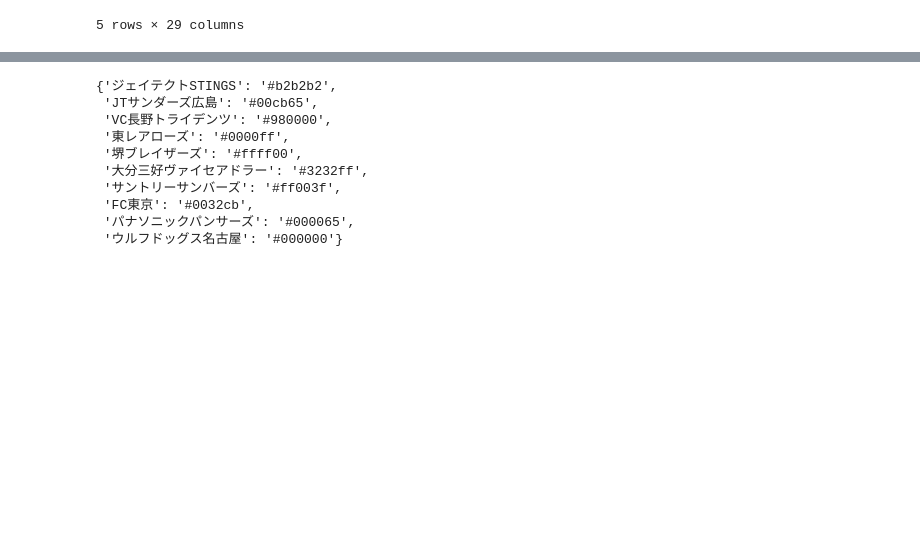
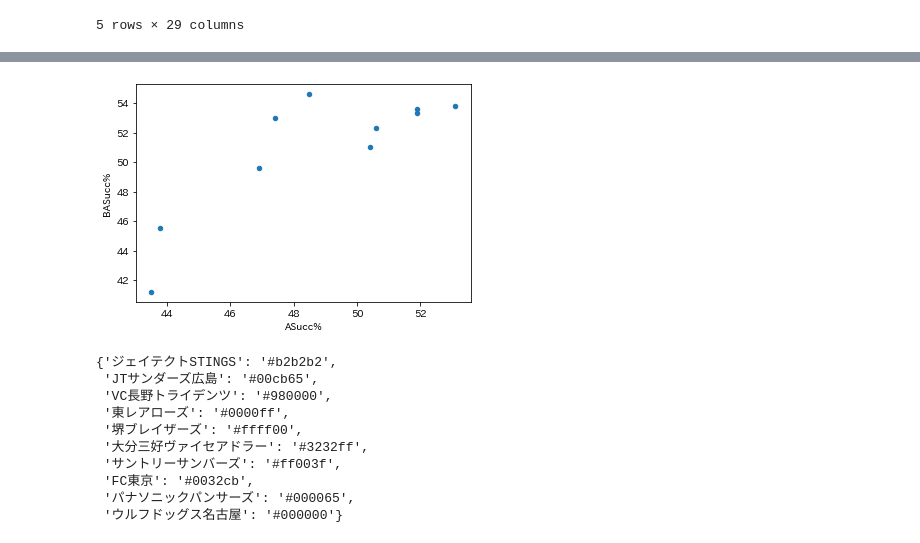
Before and after one commit to vleaguebot-lab/vleague_stats, a Jupyter notebook: graph/detail_data.ipynb, the cells around one changed output, grey strips where cells are left out. Drawn from its saved outputs; the diff is of its cells as text; code cells hidden in the pictures; blank space fills up the shorter version.

```diff
--- a/graph/detail_data.ipynb
+++ b/graph/detail_data.ipynb
@@ -112,12 +112,12 @@ division = 'v1_m'
 year = '2021-22_regular'
 # Database
 # player_db_path =  '../database/{0}/playerdb_{1}.csv'.format(division,year)
-# team_db_path =  '../database/{0}/teamdb_{1}.csv'.format(division,year)
+team_db_path =  '../database/{0}/teamdb_{1}.csv'.format(division,year)
 # simple
 player_db_path = '../{0}/{1}/yearly_all.csv'.format(year,division)
 # player_db = pd.read_csv(player_db_path)
 player_db = pd.read_csv(player_db_path,encoding='cp932')
-# team_db = pd.read_csv(team_db_path)
+team_db = pd.read_csv(team_db_path)
 player_db.head()
 # %% [output]
 |  | 名前 | チーム | 背番号 | 得セット | 失セット | 勝敗 | 出場数 | アタック打数 | アタック得点 | アタック失点 | ... | ... |
@@ -138 +141,4 @@ Index(['名前', 'チーム', '背番号', '得セット', '失セット', '勝
       dtype='object')
+# %%
+team_db_all = stats_calc(team_db.groupby('Team').sum()).reset_index()
+team_db_all
@@ -139,3 +171,8 @@ Index(['名前', 'チーム', '背番号', '得セット', '失セット', '勝
+# %%
+team_db_all.plot.scatter(x='ASucc%',y='BASucc%',cmap='bwr')
+plt.show()
+# %% [output]
+[figure, added]
 # %%
 dict_att_color[division]
 # %% [output]
```
Also changed, not shown: parts of 3 cells of this notebook, 5 other files.
